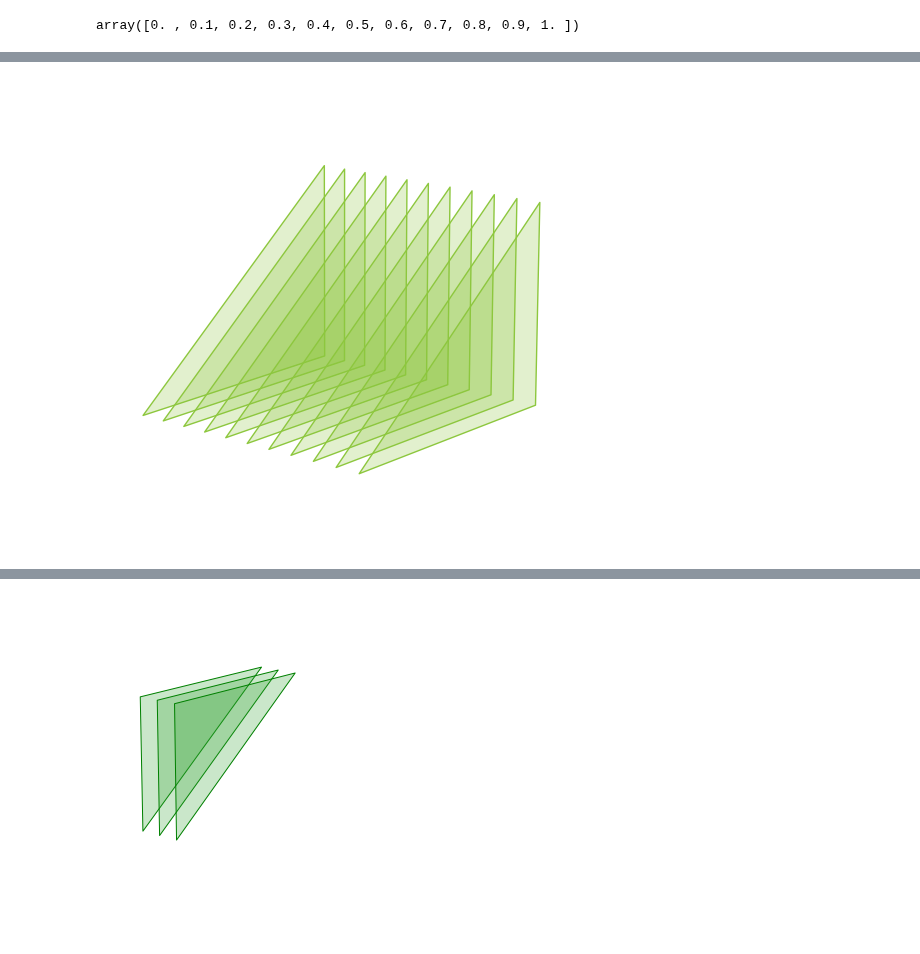
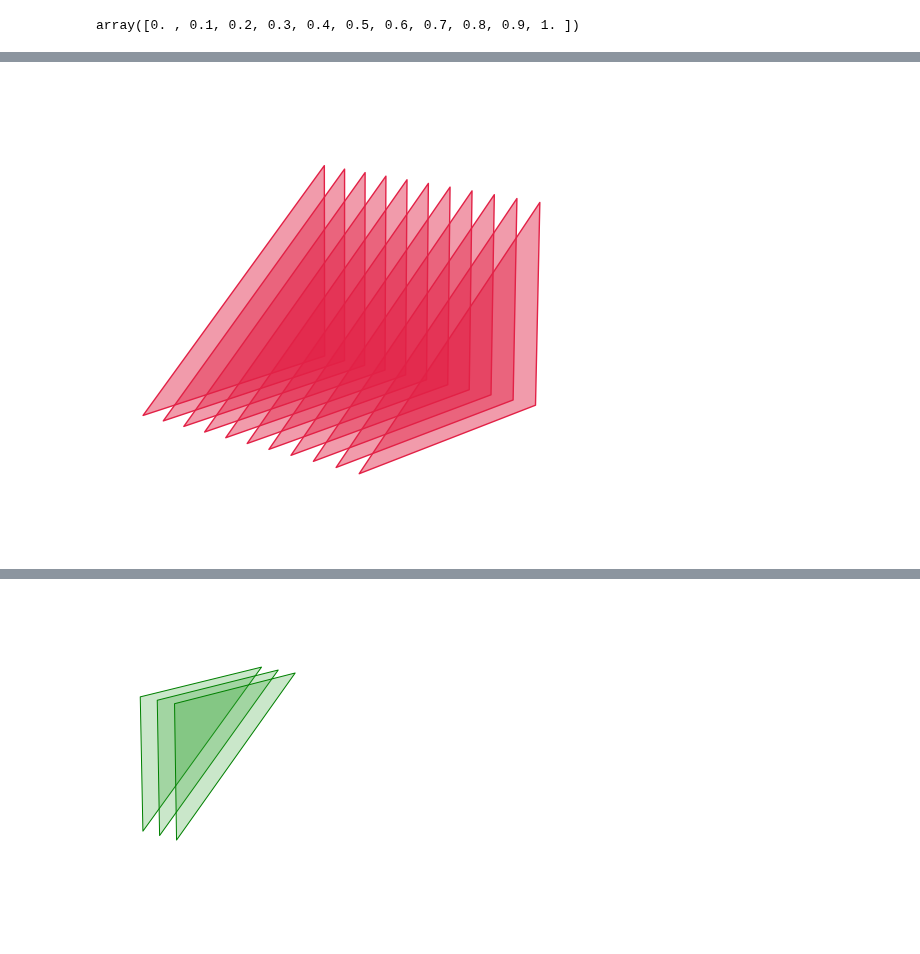
Before and after one commit to Nikoleta-v3/conditional-cooperation-with-longer-memory, a Jupyter notebook: notebooks/B. Figures for Presentations.ipynb, the cells around one changed output, grey strips where cells are left out. Drawn from its saved outputs; the diff is of its cells as text; code cells hidden in the pictures.

Commit message:
working on conceptual figure

```diff
--- a/notebooks/B. Figures for Presentations.ipynb
+++ b/notebooks/B. Figures for Presentations.ipynb
@@ -333,10 +348,10 @@ for x in [0,]:
 
     verts = [[v[0], v[3], v[2]]]
 
-    ax.add_collection3d(Poly3DCollection(verts, facecolor='#8DC73E',
+    ax.add_collection3d(Poly3DCollection(verts, facecolor='#E22146',
                                          linewidths=1,
                                          linestyle='-',
-                                         edgecolors='#8DC73E', alpha=.25));
+                                         edgecolors='#E22146', alpha=1));
 
 plt.savefig("../figures/static/reactive_one.png",
             transparent=True,  bbox_inches='tight')
@@ -378,16 +393,16 @@ for x in np.linspace(0, 1, 11):
 
     verts = [[v[0], v[3], v[2]]]
 
-    ax.add_collection3d(Poly3DCollection(verts, facecolor='#6C71C4',
+    ax.add_collection3d(Poly3DCollection(verts, facecolor="#239290",
                                          linewidths=1,
                                          linestyle='-',
-                                         edgecolors='#6C71C4', alpha=.25));
+                                         edgecolors="#239290", alpha=.45));
 
-ax.scatter(0.71, 0.1, 0, color='black', s=1)
-ax.scatter(0.66, 0.11, 0, color='black', s=1)
-ax.scatter(0.76, -.01, 0, color='black', s=1)
+# ax.scatter(0.71, 0.1, 0, color='black', s=1)
+# ax.scatter(0.66, 0.11, 0, color='black', s=1)
+# ax.scatter(0.76, -.01, 0, color='black', s=1)
 
 
-plt.savefig("../figures/self_reactive_n.png",
+plt.savefig("../figures/static/self_reactive_n.png",
             transparent=True,  bbox_inches='tight')
 # %% [output]
@@ -407,34 +468,34 @@ ax = fig.add_subplot(131, projection='3d')
 # ax.set_zticklabels([0, "", 1])
 
 
 # ax.annotate("$p_2$", (-0.03, -0.073), fontsize=15)
 # ax.annotate("$p_3$", (.065, -0.055), fontsize=15)
 # ax.annotate("$p_4$", (.08, 0.003), fontsize=15)
 
 ax.axis('off')
 
 ax.view_init(15, -50)
 
 for x in np.linspace(0, 1, 11):
 
     v = np.array([[x, 0, 0],
                   [x, 0, 1],
                   [x, 1, 1],
                   [x, 1, 0]])
 
     verts = [[v[0], v[3], v[2]]]
 
-    ax.add_collection3d(Poly3DCollection(verts, facecolor='#8DC73E',
+    ax.add_collection3d(Poly3DCollection(verts, facecolor='#E22146',
                                          linewidths=1,
                                          linestyle='-',
-                                         edgecolors='#8DC73E', alpha=.25));
+                                         edgecolors='#E22146', alpha=.45));
 
 # ax.scatter(0.71, 0.5, 0, color='black', s=1)
 # ax.scatter(0.66, 0.51, 0, color='black', s=1)
 # ax.scatter(0.76, 0.49, 0, color='black', s=1)
 
 
-plt.savefig("../figures/reactive_n.png",
+plt.savefig("../figures/static/reactive_n.png",
             transparent=True,  bbox_inches='tight')
 # %% [output]
-[figure, old version]
+[figure, new version]
```
Also changed, not shown: parts of 8 cells of this notebook, 15 other files.
